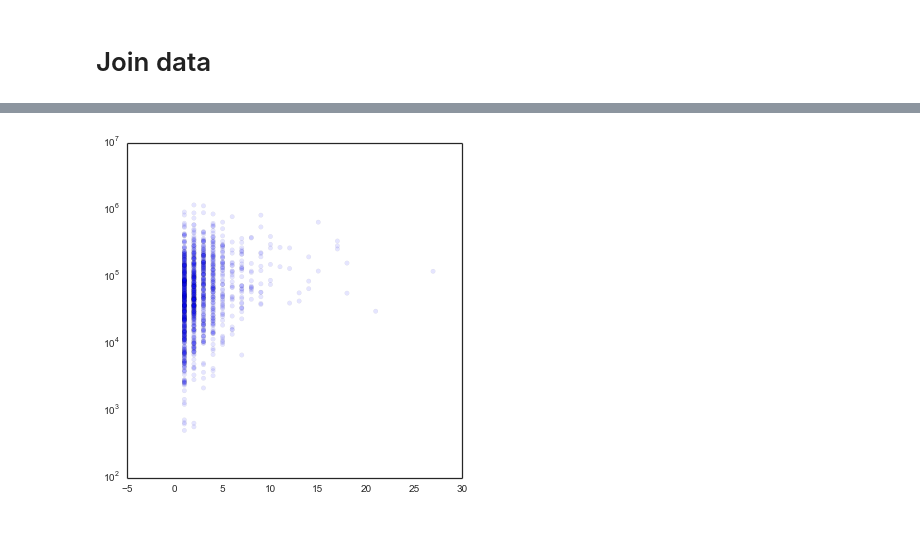
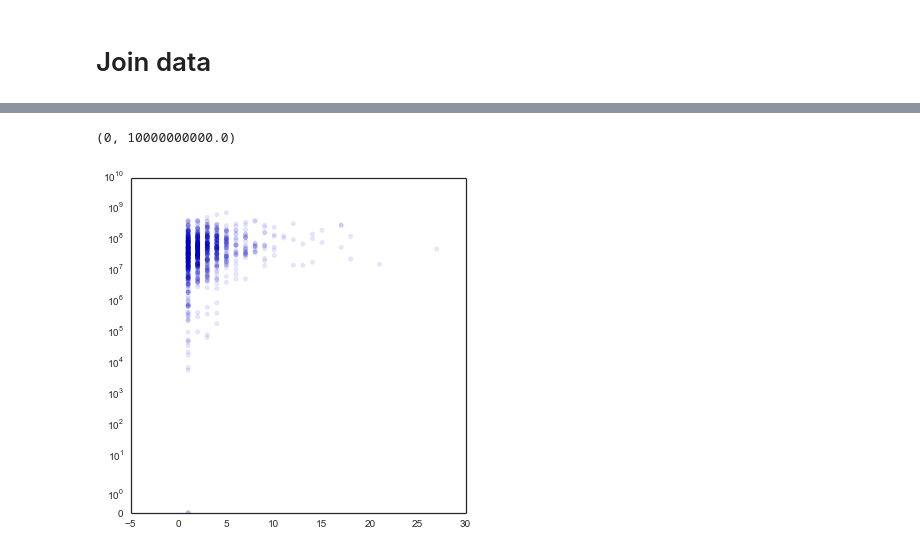
Before and after one commit to brianckeegan/Trailers, a Jupyter notebook: Trailers.ipynb, the cells around one changed output, grey strips where cells are left out. Drawn from its saved outputs; the diff is of its cells as text; code cells hidden in the pictures.

Commit message:
Factor plot and merge

```diff
--- a/Trailers.ipynb
+++ b/Trailers.ipynb
@@ -334,9 +334,5 @@ df = imdb_df[imdb_df['Title'].isin([i[:-7] for i in movies])]
 df = df.set_index('Title')
 df['Runtime'] = df['Runtime'].apply(lambda x:_to_float(x[:-4],np.nan))
 df['imdbVotes'] = df['imdbVotes'].apply(lambda x:_to_float(x.replace(',',''),np.nan))
-
-s = pd.Series({name[:-7]:c for name,c in odc.iteritems() if c > 0},name='Trailer songs')
-df = df.join(s,how='left')
 df = df.replace({'N/A':np.nan})
-df = df.dropna(axis=0)
-df.head()
+df['Year'] = pd.to_datetime(df['Released'],format='%d %b %Y',unit='D').apply(lambda x: x.year)
@@ -349,0 +339,11 @@ df.head()
+# %%
+s = pd.Series({name[:-7]:c for name,c in odc.iteritems() if c > 0},name='Trailer songs')
+df = df.join(s,how='left')
+#df = df.replace({'N/A':np.nan})
+df = df.dropna(axis=0)
+df = df.reset_index()
+# %%
+revenue_df = pd.read_csv('revenue.csv',encoding='utf8',index_col=0,parse_dates=['Released'])
+# %%
+df2 = pd.merge(df,revenue_df,left_on=['index','Year'],right_on=['Movie','Year'])
+df2.head()
@@ -350,5 +370,7 @@ df.head()
 # %%
-plt.scatter(df['Trailer songs'].values,df['imdbVotes'].values,alpha=.1)
-plt.yscale('log')
+plt.scatter(df2['Trailer songs'].values,df2['Revenue'].values,alpha=.1)
+plt.yscale('symlog')
+plt.ylim((0,1e10))
 # %% [output]
+(0, 10000000000.0)
-[figure, old version]
+[figure, new version]
```
Also changed, not shown: parts of 7 cells of this notebook.
